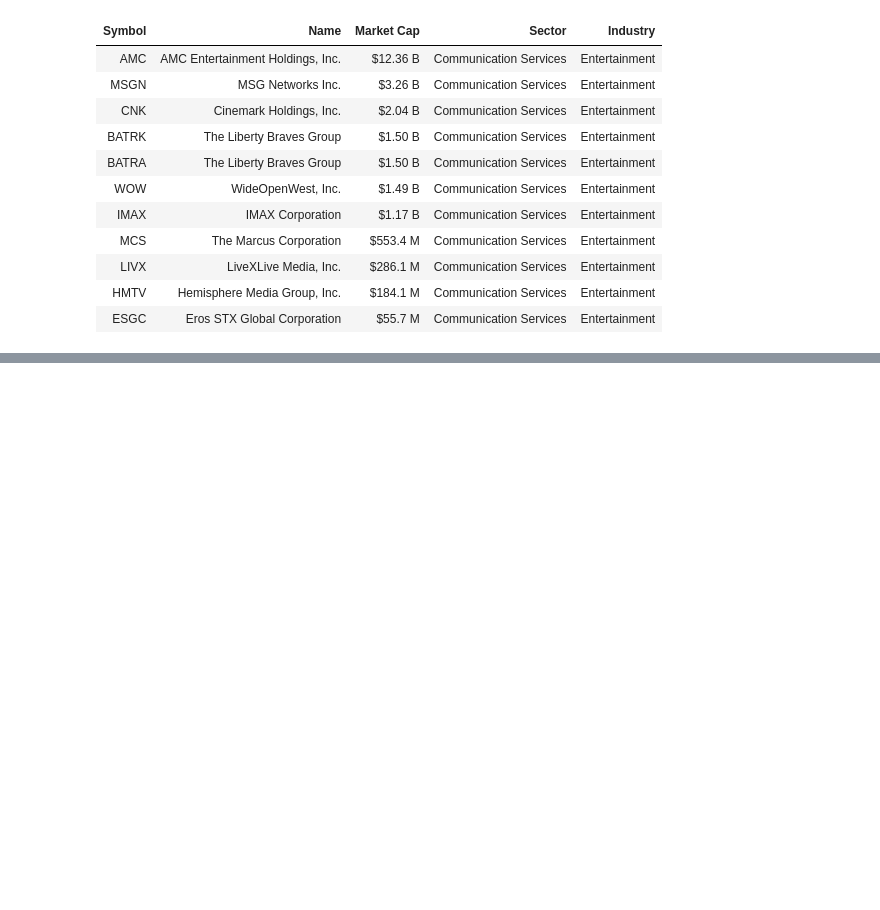
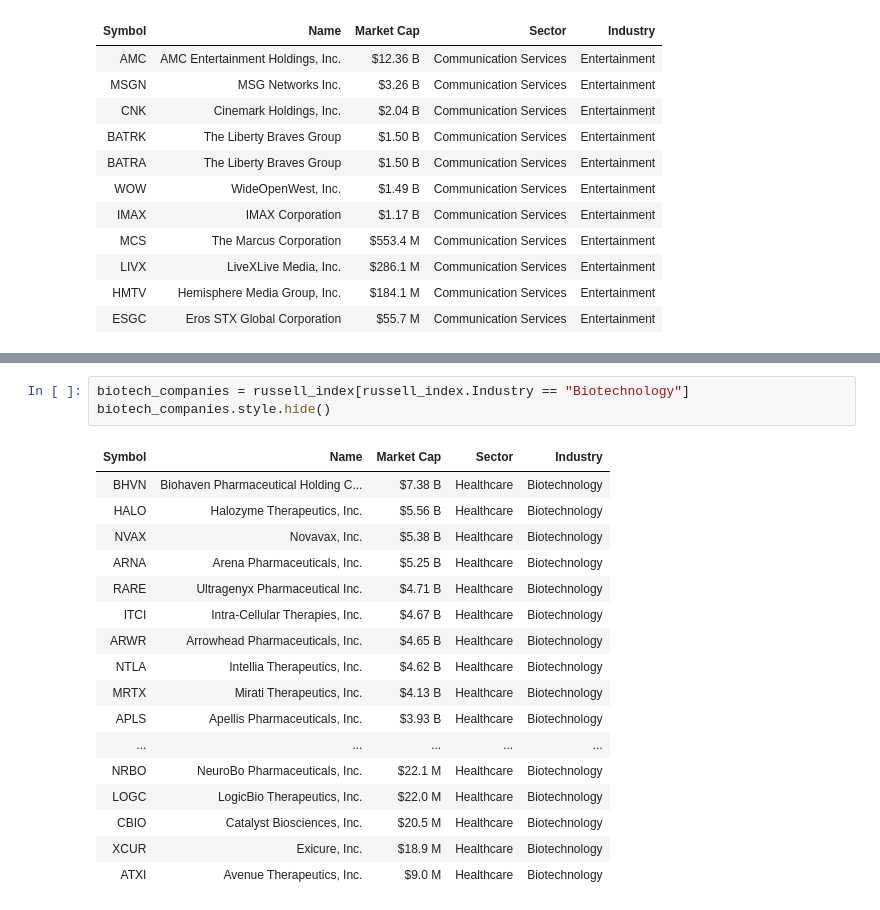
Before and after one commit to erickbytes/russell-2000-index, a Jupyter notebook: Russell 2000 Stocks.ipynb, the cells around one changed output, grey strips where cells are left out. Drawn from its saved outputs; the diff is of its cells as text; blank space fills up the shorter version.

```diff
--- a/Russell 2000 Stocks.ipynb
+++ b/Russell 2000 Stocks.ipynb
@@ -225,0 +316,21 @@ software_companies.style.hide()
+# %%
+biotech_companies = russell_index[russell_index.Industry == "Biotechnology"]
+biotech_companies.style.hide()
+# %% [output]
+| Symbol | Name | Market Cap | Sector | Industry |
+| BHVN | Biohaven Pharmaceutical Holding C... | $7.38 B | Healthcare | Biotechnology |
+| HALO | Halozyme Therapeutics, Inc. | $5.56 B | Healthcare | Biotechnology |
+| NVAX | Novavax, Inc. | $5.38 B | Healthcare | Biotechnology |
+| ARNA | Arena Pharmaceuticals, Inc. | $5.25 B | Healthcare | Biotechnology |
+| RARE | Ultragenyx Pharmaceutical Inc. | $4.71 B | Healthcare | Biotechnology |
+| ITCI | Intra-Cellular Therapies, Inc. | $4.67 B | Healthcare | Biotechnology |
+| ARWR | Arrowhead Pharmaceuticals, Inc. | $4.65 B | Healthcare | Biotechnology |
+| NTLA | Intellia Therapeutics, Inc. | $4.62 B | Healthcare | Biotechnology |
+| MRTX | Mirati Therapeutics, Inc. | $4.13 B | Healthcare | Biotechnology |
+| APLS | Apellis Pharmaceuticals, Inc. | $3.93 B | Healthcare | Biotechnology |
+| ... | ... | ... | ... | ... |
+| NRBO | NeuroBo Pharmaceuticals, Inc. | $22.1 M | Healthcare | Biotechnology |
+| LOGC | LogicBio Therapeutics, Inc. | $22.0 M | Healthcare | Biotechnology |
+| CBIO | Catalyst Biosciences, Inc. | $20.5 M | Healthcare | Biotechnology |
+| XCUR | Exicure, Inc. | $18.9 M | Healthcare | Biotechnology |
+| ATXI | Avenue Therapeutics, Inc. | $9.0 M | Healthcare | Biotechnology |
```
Also changed, not shown: parts of 8 cells of this notebook.
